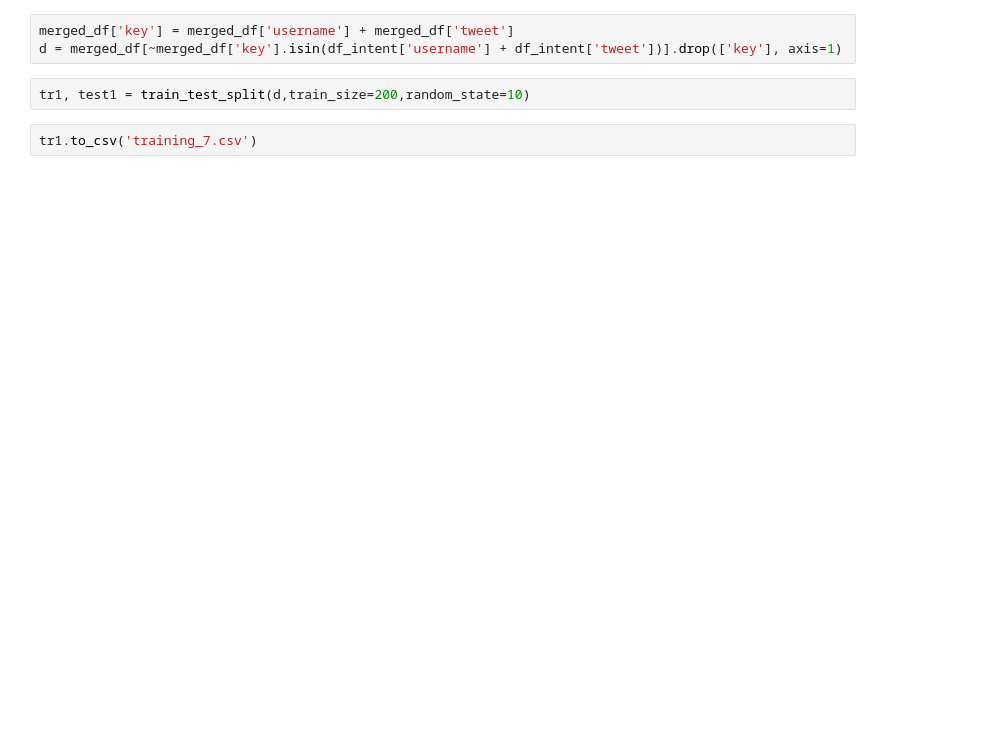
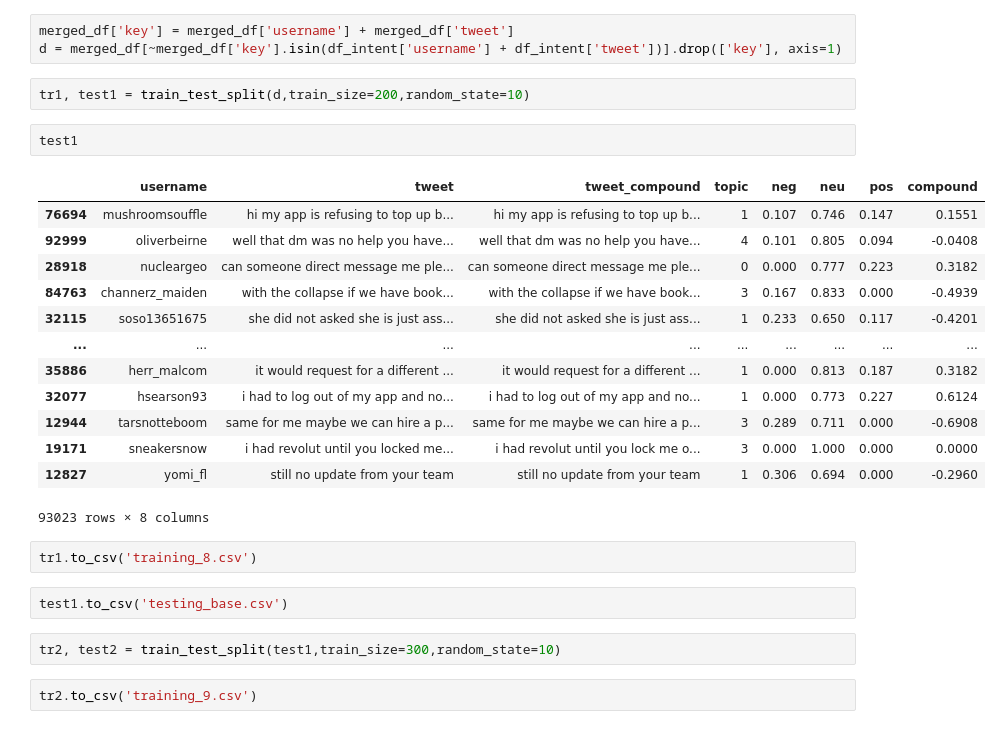
Before and after one commit to tawney-kirkland/04-fletcher, a Jupyter notebook: modeling-analysis_second.ipynb, the cells around one changed output. Cells and saved outputs as stored; diff of their text form; blank space fills up the shorter version.

```diff
--- a/modeling-analysis_second.ipynb
+++ b/modeling-analysis_second.ipynb
@@ -388,5 +406,27 @@ merged_df['key'] = merged_df['username'] + merged_df['tweet']
 d = merged_df[~merged_df['key'].isin(df_intent['username'] + df_intent['tweet'])].drop(['key'], axis=1)
 # %%
 tr1, test1 = train_test_split(d,train_size=200,random_state=10)
+# %%
+test1
+# %% [output]
+|  | username | tweet | tweet_compound | topic | neg | neu | pos | compound |
+| 76694 | mushroomsouffle | hi my app is refusing to top up b... | hi my app is refusing to top up b... | 1 | 0.107 | 0.746 | 0.147 | 0.1551 |
+| 92999 | oliverbeirne | well that dm was no help you have... | well that dm was no help you have... | 4 | 0.101 | 0.805 | 0.094 | -0.0408 |
+| 28918 | nucleargeo | can someone direct message me ple... | can someone direct message me ple... | 0 | 0.000 | 0.777 | 0.223 | 0.3182 |
+| 84763 | channerz_maiden | with the collapse if we have book... | with the collapse if we have book... | 3 | 0.167 | 0.833 | 0.000 | -0.4939 |
+| 32115 | soso13651675 | she did not asked she is just ass... | she did not asked she is just ass... | 1 | 0.233 | 0.650 | 0.117 | -0.4201 |
+| ... | ... | ... | ... | ... | ... | ... | ... | ... |
+| 35886 | herr_malcom | it would request for a different ... | it would request for a different ... | 1 | 0.000 | 0.813 | 0.187 | 0.3182 |
+| 32077 | hsearson93 | i had to log out of my app and no... | i had to log out of my app and no... | 1 | 0.000 | 0.773 | 0.227 | 0.6124 |
+| 12944 | tarsnotteboom | same for me maybe we can hire a p... | same for me maybe we can hire a p... | 3 | 0.289 | 0.711 | 0.000 | -0.6908 |
+| 19171 | sneakersnow | i had revolut until you locked me... | i had revolut until you lock me o... | 3 | 0.000 | 1.000 | 0.000 | 0.0000 |
+| 12827 | yomi_fl | still no update from your team | still no update from your team | 1 | 0.306 | 0.694 | 0.000 | -0.2960 |
+93023 rows × 8 columns
 # %%
-tr1.to_csv('training_7.csv')
+tr1.to_csv('training_8.csv')
+# %%
+test1.to_csv('testing_base.csv')
+# %%
+tr2, test2 = train_test_split(test1,train_size=300,random_state=10)
+# %%
+tr2.to_csv('training_9.csv')
```
Also changed, not shown: parts of 22 cells of this notebook.
